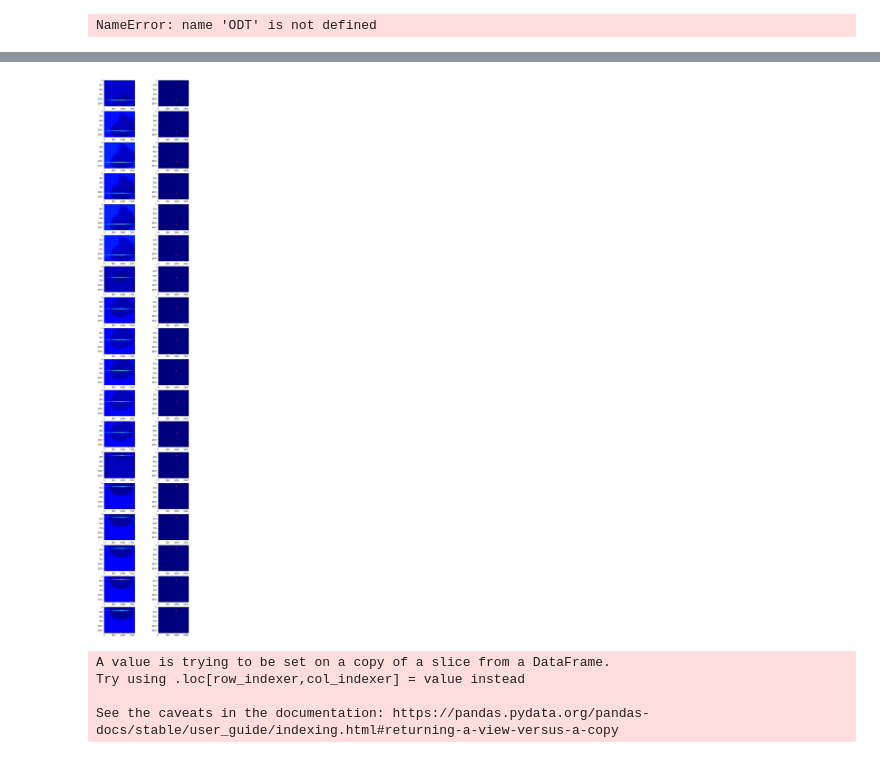
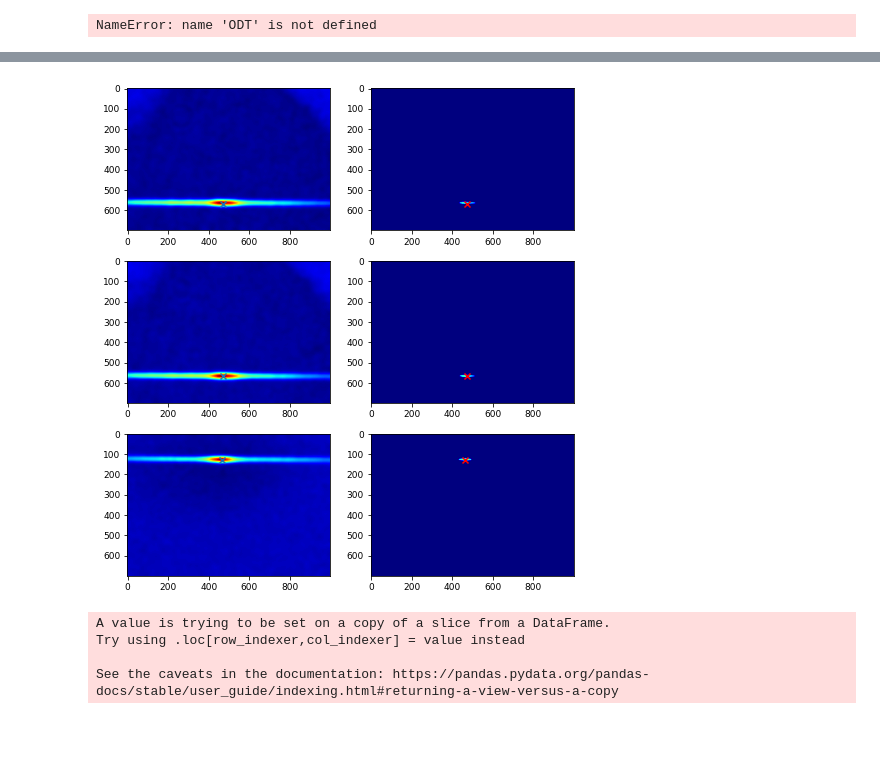
Before and after one commit to insommer/AnalysisCode, a Jupyter notebook: Coding Test/Atom Density in MOT at ODT.ipynb, the cells around one changed output, grey strips where cells are left out. Cells and saved outputs as stored; diff of their text form; code cells hidden in the pictures; blank space fills up the shorter version.

```diff
--- a/Coding Test/Atom Density in MOT at ODT.ipynb
+++ b/Coding Test/Atom Density in MOT at ODT.ipynb
@@ -122,5 +140,5 @@ ODTimgs, ODTlog = ImageAnalysisCode.PreprocessZylaImg(ODT400, ODT1900, ODT3400,
 # %%
-ImageAnalysisCode.plotImgAndFitResult(ODTimgs, variableLog=ODTlog,
+ImageAnalysisCode.plotImgAndFitResult(ODTimgs, popts=[], variableLog=ODTlog,
                                       variablesToDisplay=variablesToDisplay, title=' ',
                                       plotPWindow=3, figSizeRate=1.5, fontSizeRate=1.8, textLocationY=0.99)
 # %% [output]
@@ -132,0 +146,26 @@ ImageAnalysisCode.plotImgAndFitResult(ODTimgs, variableLog=ODTlog,
+# %%
+def DetectPeak2D(img, sigma=10, thr=0.9):
+
+    imgFlted = ndimage.gaussian_filter(img, sigma=sigma)
+    diff = img - imgFlted
+
+    diff[ diff < (thr * diff.max()) ] = 0
+    return ndimage.center_of_mass(diff), imgFlted
+# %%
+imgs = ODTimgs.copy()
+
+maxCoor = []
+imgFiltered = np.zeros_like(imgs)
+
+for ii, img in enumerate(imgs):
+    coor, imgFiltered[ii] = DetectPeak2D(img, sigma=10)
+    maxCoor.append( coor )
+    # maxCoor.append( np.unravel_index(imgFiltered[ii].argmax(), img.shape) )
+# %%
+fig, axes = plt.subplots(3,2, figsize=(8,9))
+for ii, ax in enumerate(axes):
+    ax[0].imshow(imgFiltered[ii])
+    ax[0].scatter(*maxCoor[ii][::-1], marker='x')
+
+    ax[1].imshow(imgs[ii])
+    ax[1].scatter(*maxCoor[ii][::-1], marker='x', c='r')
@@ -142,15 +183,15 @@ for ii, img in enumerate(imgs):
     maxCoor.append( np.array(ndimage.center_of_mass(img)) )
     # maxCoor.append( np.unravel_index(imgFiltered[ii].argmax(), img.shape) )
 # %%
-fig, axes = plt.subplots(18,2, figsize=(8,46))
+fig, axes = plt.subplots(3,2, figsize=(8,9))
 for ii, ax in enumerate(axes):
     ax[0].imshow(imgFiltered[ii])
     ax[0].scatter(*maxCoor[ii][::-1], marker='x')
 
     ax[1].imshow(imgs[ii])
     ax[1].scatter(*maxCoor[ii][::-1], marker='x', c='r')
 # %% [output]
-[figure, old version]
+[figure, new version]
 # %%
 df = ODTlog[['ODT_Position']]
 df['maxCoor'] = maxCoor
```
Also changed, not shown: parts of 5 cells of this notebook, 3 other files.
